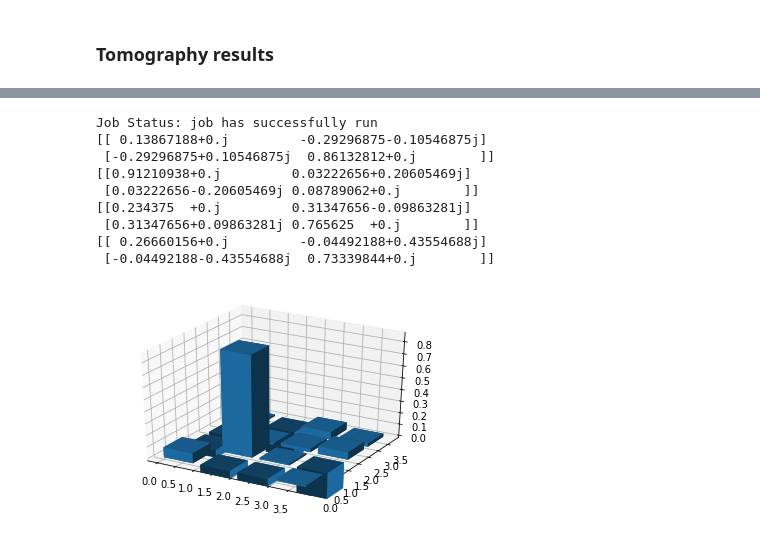
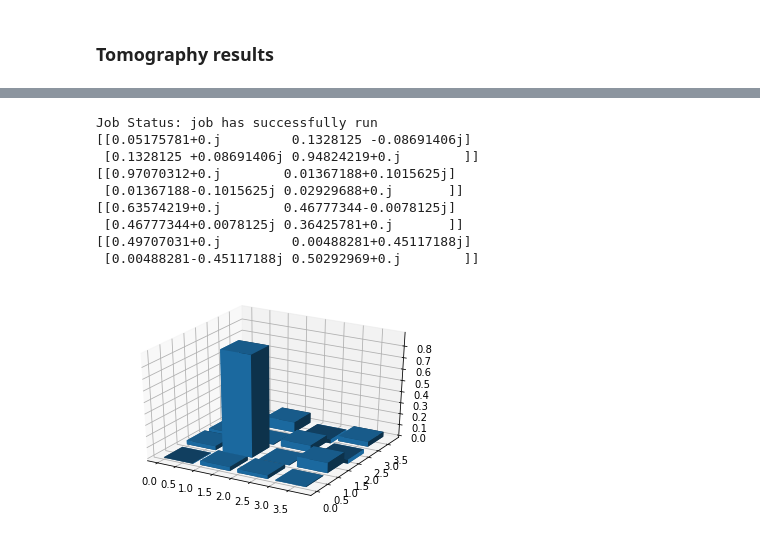
Before and after one commit to panbae59/smooth-optimal-control-2, a Jupyter notebook: new_SOC_with_qiskit_armonk.ipynb, the cells around one changed output, grey strips where cells are left out. Drawn from its saved outputs; the diff is of its cells as text; code cells hidden in the pictures.

```diff
--- a/new_SOC_with_qiskit_armonk.ipynb
+++ b/new_SOC_with_qiskit_armonk.ipynb
@@ -363,0 +411,14 @@ qiskit_optimal_control.gate['-Y/2'] = zh_schedule
+# %%
+fit_params, y_fit = fit_function(amplitude_detuning_array[:],
+                                 [x['0'] for x in measure_list][:],
+                                 lambda x, A, B, C: (A*(x-B)**2 + C),
+                                 [100000, 1, 0])
+
+from matplotlib import pyplot as plt
+plt.scatter(amplitude_detuning_array[:], [x['0'] for x in measure_list][:])
+plt.plot(amplitude_detuning_array[:], y_fit)
+plt.show()
+
+amplitude_multiplier_paper_SOC_pi_over_2 = fit_params[1]
+print("amplitude_multiplier = {}".format(amplitude_multiplier_paper_SOC_pi_over_2))
+save_value("amplitude_multiplier_paper_SOC_pi_over_2", amplitude_multiplier_paper_SOC_pi_over_2)
@@ -363,0 +428,2 @@ qiskit_optimal_control.gate['-Y/2'] = zh_schedule
+# %%
+Signal*=amplitude_multiplier_paper_SOC_pi_over_2
@@ -363,0 +467,3 @@ qiskit_optimal_control.gate['-Y/2'] = zh_schedule
+# %%
+
+measure_list = angle_sweep([Signal])
@@ -363,0 +490,14 @@ qiskit_optimal_control.gate['-Y/2'] = zh_schedule
+# %%
+amplitude_multiplier_paper_SOC_pi_over_2 = load_value('amplitude_multiplier_paper_SOC_pi_over_2')
+
+pulse_paper_SOC_pi_X_over_2 = pulse.Waveform(Signal)
+pulse_paper_SOC_pi_Y_over_2 = pulse.Waveform(Signal*1j)
+pulse_paper_SOC_pi_m_X_over_2 = pulse.Waveform(-Signal)
+pulse_paper_SOC_pi_m_Y_over_2 = pulse.Waveform(-Signal*1j)
+
+paper_smooth_optimal_control.gate['X/2'] = Play(pulse_paper_SOC_pi_X_over_2, drive_chan)
+paper_smooth_optimal_control.gate['Y/2'] = Play(pulse_paper_SOC_pi_Y_over_2, drive_chan)
+paper_smooth_optimal_control.gate['-X/2'] = Play(pulse_paper_SOC_pi_m_X_over_2, drive_chan)
+paper_smooth_optimal_control.gate['-Y/2'] = Play(pulse_paper_SOC_pi_m_Y_over_2, drive_chan)
+paper_smooth_optimal_control.gate['X'] = paper_smooth_optimal_control.gate['X/2']+paper_smooth_optimal_control.gate['X/2']
+paper_smooth_optimal_control.gate['Y'] = paper_smooth_optimal_control.gate['Y/2']+paper_smooth_optimal_control.gate['Y/2']
@@ -693,15 +887,15 @@ Job Status: job has successfully run
 # %%
-pi_process_matrix = gate_tomography(smooth_optimal_control.gate['X'], smooth_optimal_control.gate, detuning = 0.5*MHz)
+pi_process_matrix = gate_tomography(paper_smooth_optimal_control.gate['X'], paper_smooth_optimal_control.gate, detuning = 0.*MHz)
 plot_density_matrix(pi_process_matrix)
 # %% [output]
 Job Status: job has successfully run
-[[ 0.13867188+0.j         -0.29296875-0.10546875j]
- [-0.29296875+0.10546875j  0.86132812+0.j        ]]
-[[0.91210938+0.j         0.03222656+0.20605469j]
- [0.03222656-0.20605469j 0.08789062+0.j        ]]
-[[0.234375  +0.j         0.31347656-0.09863281j]
- [0.31347656+0.09863281j 0.765625  +0.j        ]]
-[[ 0.26660156+0.j         -0.04492188+0.43554688j]
- [-0.04492188-0.43554688j  0.73339844+0.j        ]]
+[[0.05175781+0.j         0.1328125 -0.08691406j]
+ [0.1328125 +0.08691406j 0.94824219+0.j        ]]
+[[0.97070312+0.j        0.01367188+0.1015625j]
+ [0.01367188-0.1015625j 0.02929688+0.j       ]]
+[[0.63574219+0.j        0.46777344-0.0078125j]
+ [0.46777344+0.0078125j 0.36425781+0.j       ]]
+[[0.49707031+0.j         0.00488281+0.45117188j]
+ [0.00488281-0.45117188j 0.50292969+0.j        ]]
-[figure, old version]
+[figure, new version]
 # %%
```
Also changed, not shown: parts of 34 cells of this notebook, 10 other files.
